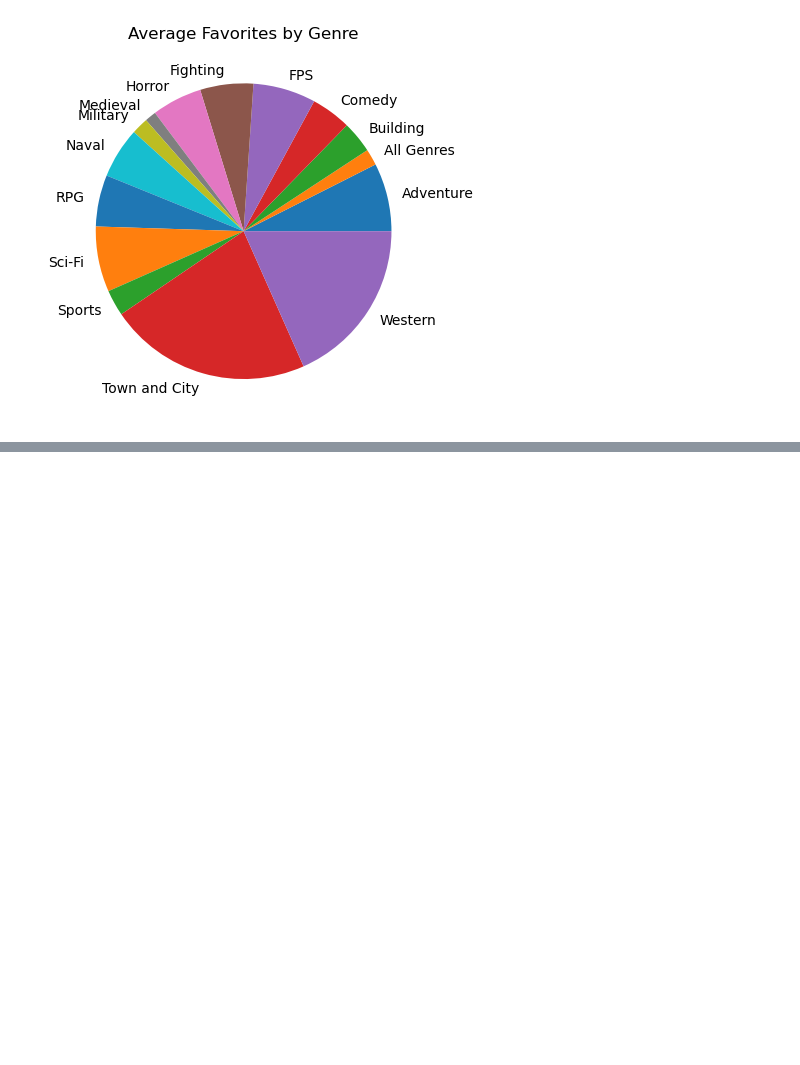
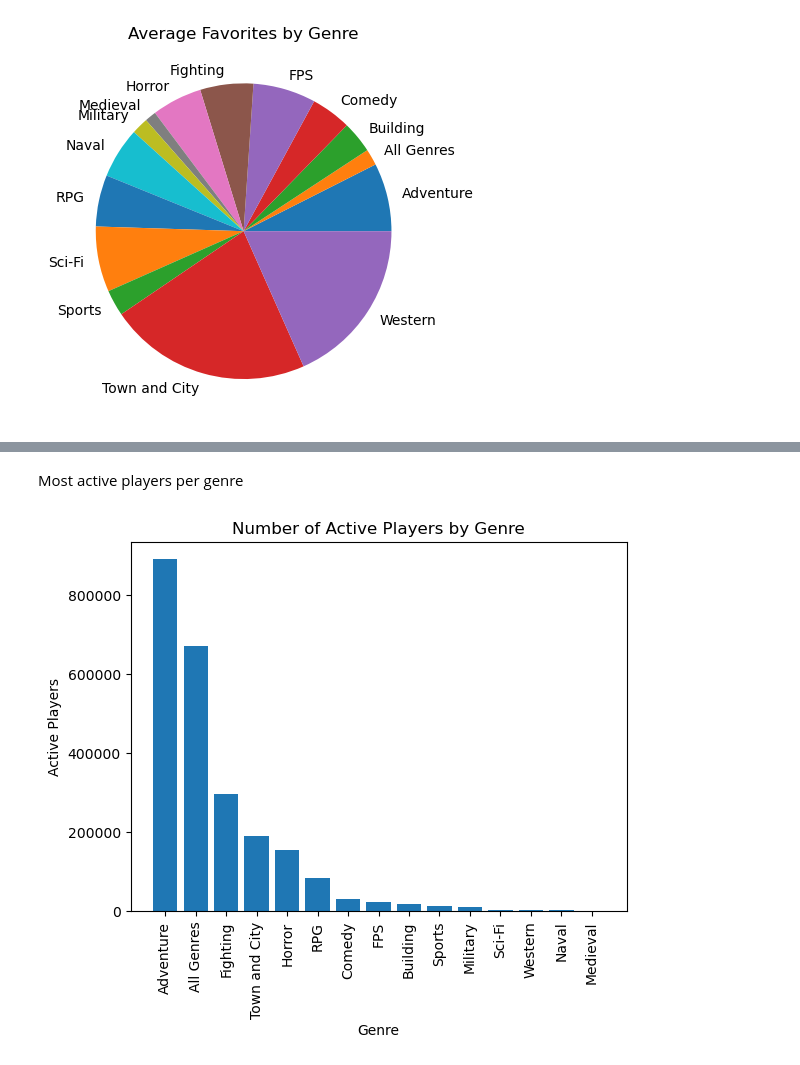
Before and after one commit to idoelarat/Data-Science-Project-Roblox, a Jupyter notebook: Roblox.ipynb, the cells around one changed output, grey strips where cells are left out. Cells and saved outputs as stored; diff of their text form; code cells hidden in the pictures; blank space fills up the shorter version.

```diff
--- a/Roblox.ipynb
+++ b/Roblox.ipynb
@@ -578,0 +612,13 @@ plt.show()
+# %% [markdown]
+Most active players per genre
+# %%
+genre_players = df.groupby('genre')['active_players'].sum()
+genre_players = genre_players.sort_values(ascending=False)
+plt.bar(genre_players.index, genre_players.values)
+plt.xlabel('Genre')
+plt.ylabel('Active Players')
+plt.title('Number of Active Players by Genre')
+plt.xticks(rotation=90)
+plt.show()
+# %% [output]
+[figure, added]
```
Also changed, not shown: parts of 13 cells of this notebook.
